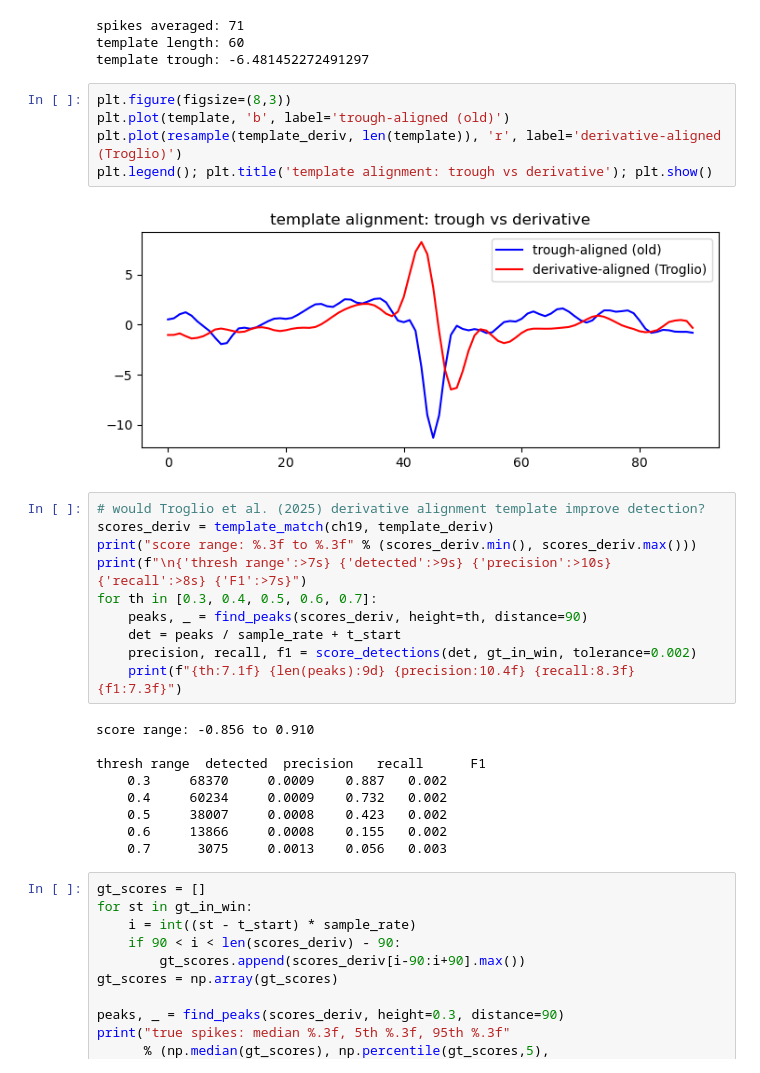
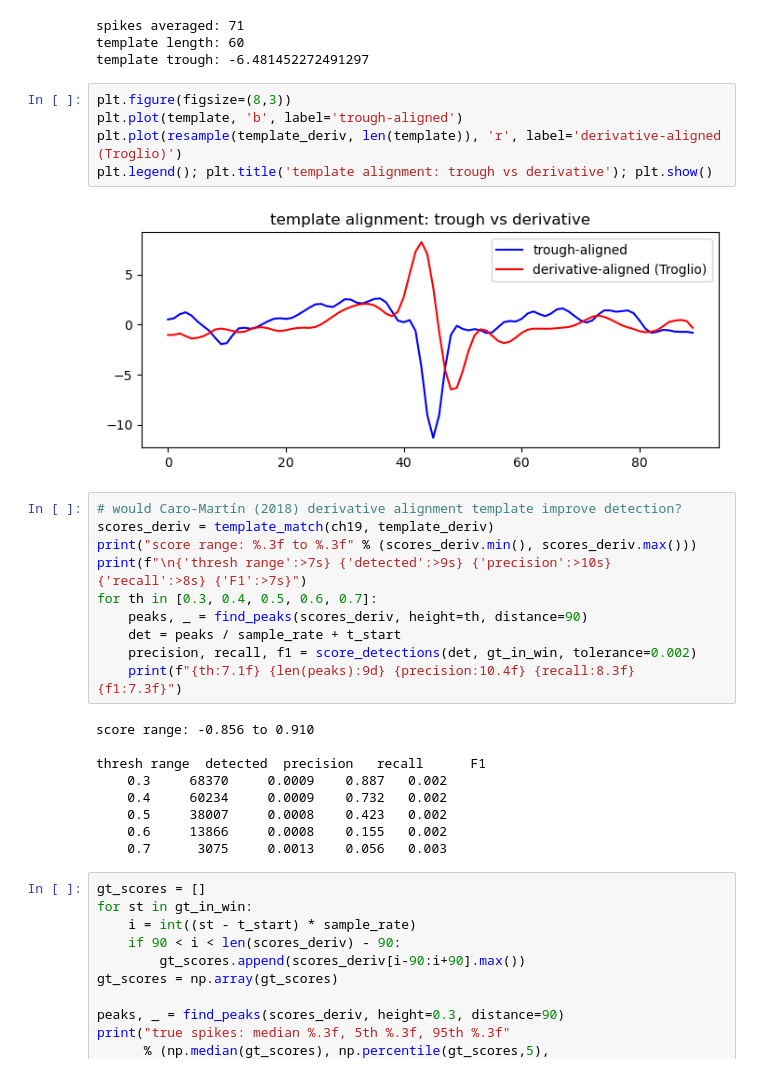
Before and after one commit to Razan-88/Decoding_Chronic_Pain, a Jupyter notebook: notebooks/05_real_data_pipeline.ipynb, the cells around one changed output. Saved outputs shown, nothing was run; the diff lists cells and outputs as text.

```diff
--- a/notebooks/05_real_data_pipeline.ipynb
+++ b/notebooks/05_real_data_pipeline.ipynb
@@ -745,13 +774,13 @@ template length: 60
 template trough: -6.481452272491297
 # %%
 plt.figure(figsize=(8,3))
-plt.plot(template, 'b', label='trough-aligned (old)')
+plt.plot(template, 'b', label='trough-aligned')
 plt.plot(resample(template_deriv, len(template)), 'r', label='derivative-aligned (Troglio)')
 plt.legend(); plt.title('template alignment: trough vs derivative'); plt.show()
 # %% [output]
-[figure, old version]
+[figure, new version]
 # %%
-# would Troglio et al. (2025) derivative alignment template improve detection?
+# would Caro-Martín (2018) derivative alignment template improve detection?
 scores_deriv = template_match(ch19, template_deriv)
 print("score range: %.3f to %.3f" % (scores_deriv.min(), scores_deriv.max()))
 print(f"\n{'thresh range':>7s} {'detected':>9s} {'precision':>10s} {'recall':>8s} {'F1':>7s}")
```
Also changed, not shown: parts of 4 cells of this notebook.
